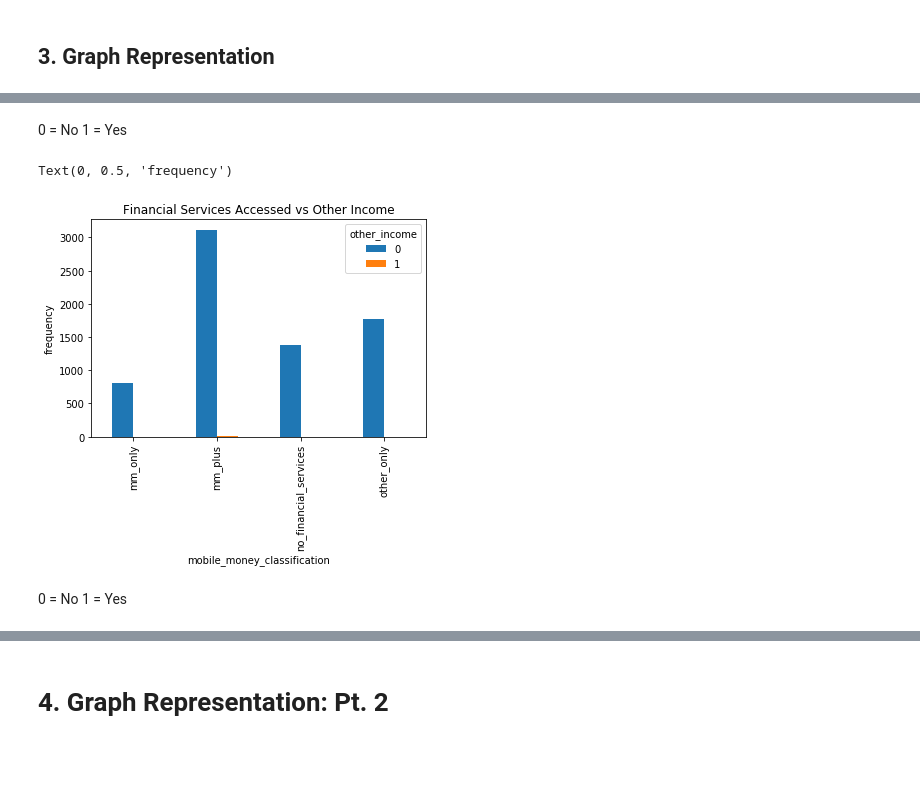
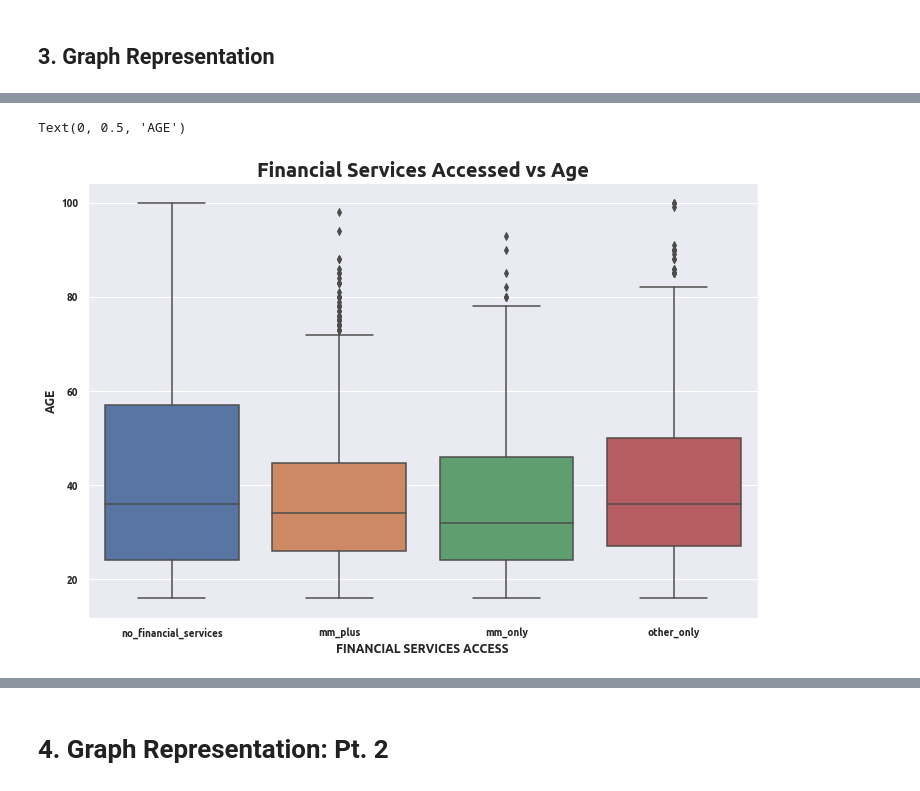
Before and after one commit to Shalom91/DATA-VIZ-Part2, a Jupyter notebook: Financial Services Use in Tanzania.ipynb, the cells around one changed output, grey strips where cells are left out. Cells and saved outputs as stored; diff of their text form; code cells hidden in the pictures; blank space fills up the shorter version.

```diff
--- a/Financial Services Use in Tanzania.ipynb
+++ b/Financial Services Use in Tanzania.ipynb
@@ -322,14 +107,37 @@ Text(0, 0.5, 'frequency')
-# %% [markdown]
- 0 = No 1 = Yes
-# %%
-# frequency table
-mmc_income11_table = pd.crosstab(index=tanz_data['mobile_money_classification'], columns=tanz_data['other_income'])
-
-# plot graph
-mmc_income11_table.plot(kind='bar', stacked=False).set_title('Financial Services Accessed vs Other Income')
-plt.ylabel('frequency')
-# %% [output]
-Text(0, 0.5, 'frequency')
-[figure, removed]
-# %% [markdown]
- 0 = No 1 = Yes
+# %%
+# create frequency tables to plot categorical variables
+mmc_gender_table = pd.crosstab(index=tanz_data['mobile_money_classification'],
+                               columns=tanz_data['gender'])
+
+mmc_marital_table = pd.crosstab(index=tanz_data['mobile_money_classification'],
+                               columns=tanz_data['marital_status'])
+
+mmc_land_table = pd.crosstab(index=tanz_data['mobile_money_classification'],
+                               columns=tanz_data['land_own'])
+
+# create frequency distribution tables
+mmc_gender_table = (mmc_gender_table / mmc_gender_table.sum()) * 100
+mmc_marital_table = (mmc_marital_table / mmc_marital_table.sum()) * 100
+mmc_land_table = (mmc_land_table / mmc_land_table.sum()) * 100
+
+# set graph style
+sns.set()
+sns.set(rc={'figure.figsize':(12,8)})
+sns.set(font_scale=1)
+
+# set graph styles
+plt.rc('xtick', labelsize=10)
+plt.rc('ytick', labelsize=10)
+
+plt.rcParams['font.family'] = 'Ubuntu'
+plt.rcParams['font.weight'] = 'bold'
+plt.rcParams['axes.labelweight'] = 'bold'
+
+# plot the graphs
+# graph 1
+sns.boxplot(x='mobile_money_classification', y='age', data=tanz_data).set_title('Financial Services Accessed vs Age', fontsize=20, weight = 'bold')
+plt.xlabel('FINANCIAL SERVICES ACCESS')
+plt.ylabel('AGE')
+# %% [output]
+Text(0, 0.5, 'AGE')
+[figure, added]
```
Also changed, not shown: parts of 124 cells of this notebook.
